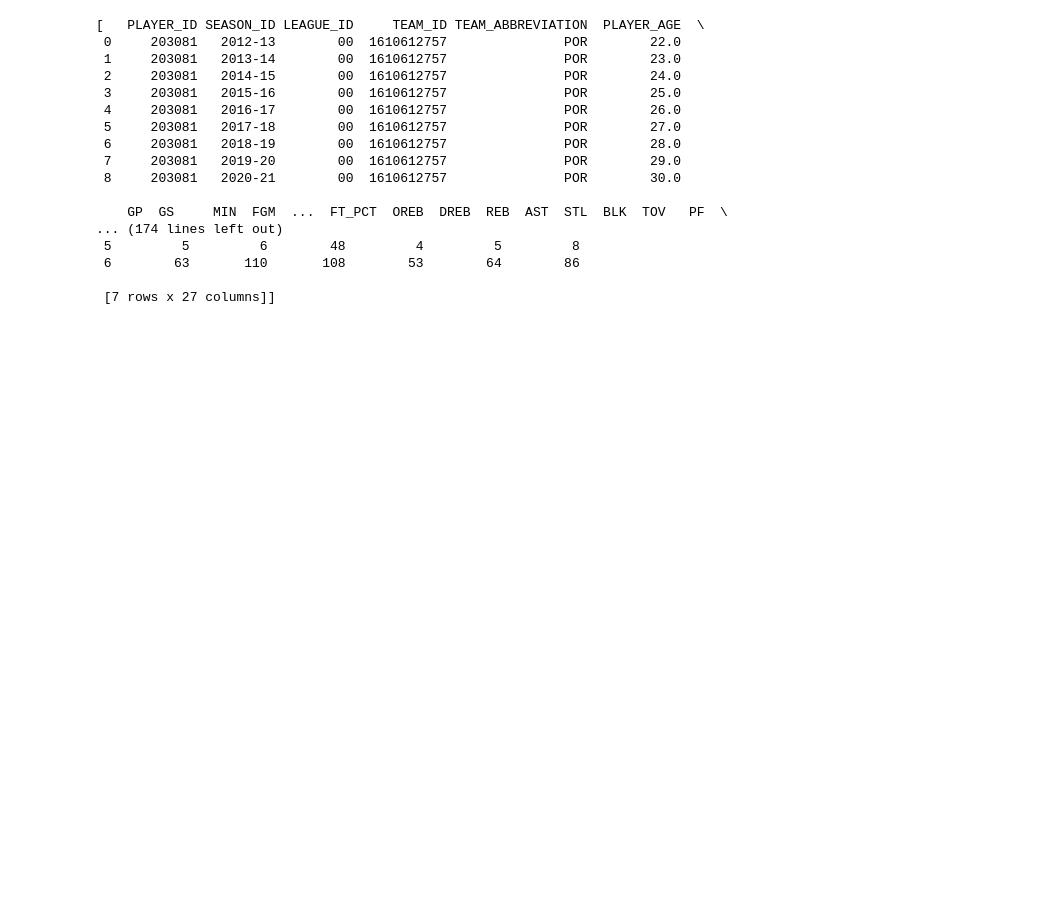
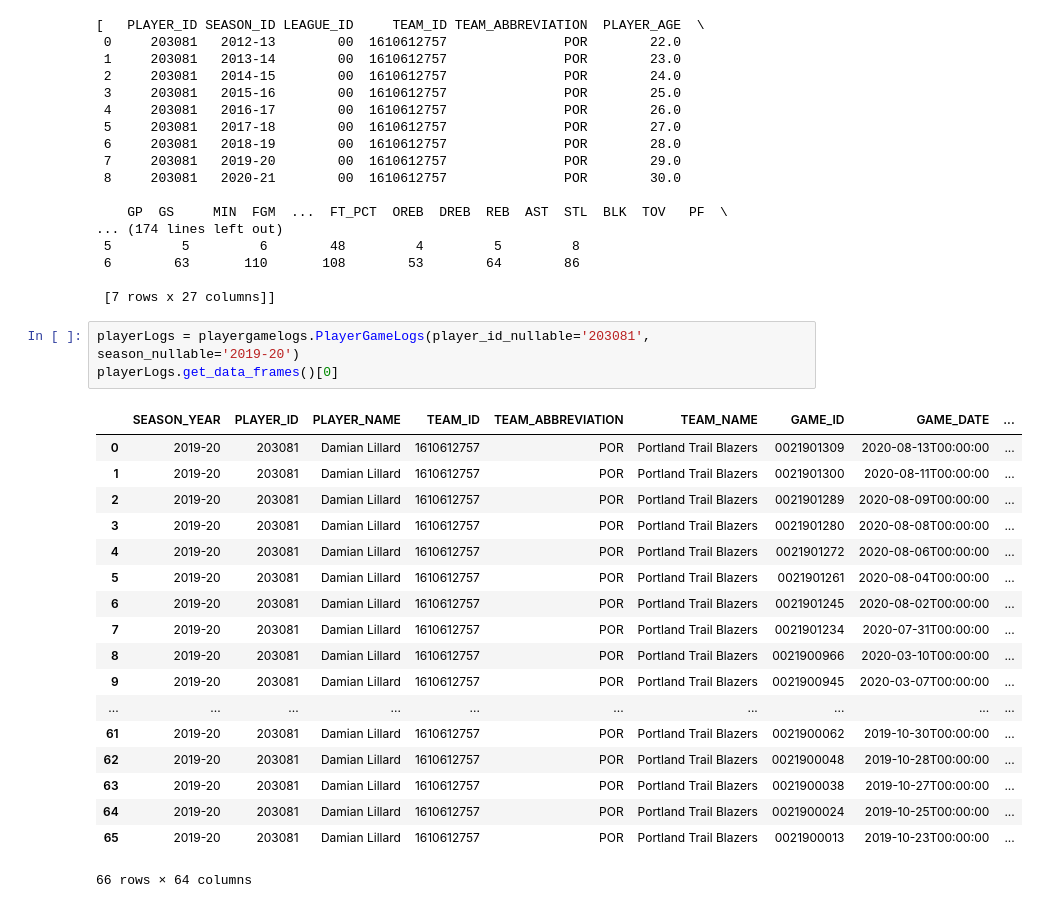
Before and after one commit to RohanPankaj/NBA-Prediction, a Jupyter notebook: Playing-with-NBA-API.ipynb, the cells around one changed output. Cells and saved outputs as stored; diff of their text form; blank space fills up the shorter version.

Commit message:
Playing with individual player stats

```diff
--- a/Playing-with-NBA-API.ipynb
+++ b/Playing-with-NBA-API.ipynb
@@ -80,3 +80,25 @@ career.get_data_frames()
  6        63       110       108        53        64        86
 
  [7 rows x 27 columns]]
+# %%
+playerLogs = playergamelogs.PlayerGameLogs(player_id_nullable='203081', season_nullable='2019-20')
+playerLogs.get_data_frames()[0]
+# %% [output]
+|  | SEASON_YEAR | PLAYER_ID | PLAYER_NAME | TEAM_ID | TEAM_ABBREVIATION | TEAM_NAME | GAME_ID | GAME_DATE | ... |
+| 0 | 2019-20 | 203081 | Damian Lillard | 1610612757 | POR | Portland Trail Blazers | 0021901309 | 2020-08-13T00:00:00 | ... |
+| 1 | 2019-20 | 203081 | Damian Lillard | 1610612757 | POR | Portland Trail Blazers | 0021901300 | 2020-08-11T00:00:00 | ... |
+| 2 | 2019-20 | 203081 | Damian Lillard | 1610612757 | POR | Portland Trail Blazers | 0021901289 | 2020-08-09T00:00:00 | ... |
+| 3 | 2019-20 | 203081 | Damian Lillard | 1610612757 | POR | Portland Trail Blazers | 0021901280 | 2020-08-08T00:00:00 | ... |
+| 4 | 2019-20 | 203081 | Damian Lillard | 1610612757 | POR | Portland Trail Blazers | 0021901272 | 2020-08-06T00:00:00 | ... |
+| 5 | 2019-20 | 203081 | Damian Lillard | 1610612757 | POR | Portland Trail Blazers | 0021901261 | 2020-08-04T00:00:00 | ... |
+| 6 | 2019-20 | 203081 | Damian Lillard | 1610612757 | POR | Portland Trail Blazers | 0021901245 | 2020-08-02T00:00:00 | ... |
+| 7 | 2019-20 | 203081 | Damian Lillard | 1610612757 | POR | Portland Trail Blazers | 0021901234 | 2020-07-31T00:00:00 | ... |
+| 8 | 2019-20 | 203081 | Damian Lillard | 1610612757 | POR | Portland Trail Blazers | 0021900966 | 2020-03-10T00:00:00 | ... |
+| 9 | 2019-20 | 203081 | Damian Lillard | 1610612757 | POR | Portland Trail Blazers | 0021900945 | 2020-03-07T00:00:00 | ... |
+| ... | ... | ... | ... | ... | ... | ... | ... | ... | ... |
+| 61 | 2019-20 | 203081 | Damian Lillard | 1610612757 | POR | Portland Trail Blazers | 0021900062 | 2019-10-30T00:00:00 | ... |
+| 62 | 2019-20 | 203081 | Damian Lillard | 1610612757 | POR | Portland Trail Blazers | 0021900048 | 2019-10-28T00:00:00 | ... |
+| 63 | 2019-20 | 203081 | Damian Lillard | 1610612757 | POR | Portland Trail Blazers | 0021900038 | 2019-10-27T00:00:00 | ... |
+| 64 | 2019-20 | 203081 | Damian Lillard | 1610612757 | POR | Portland Trail Blazers | 0021900024 | 2019-10-25T00:00:00 | ... |
+| 65 | 2019-20 | 203081 | Damian Lillard | 1610612757 | POR | Portland Trail Blazers | 0021900013 | 2019-10-23T00:00:00 | ... |
+66 rows × 64 columns
```
Also changed, not shown: parts of 1 cell of this notebook.
